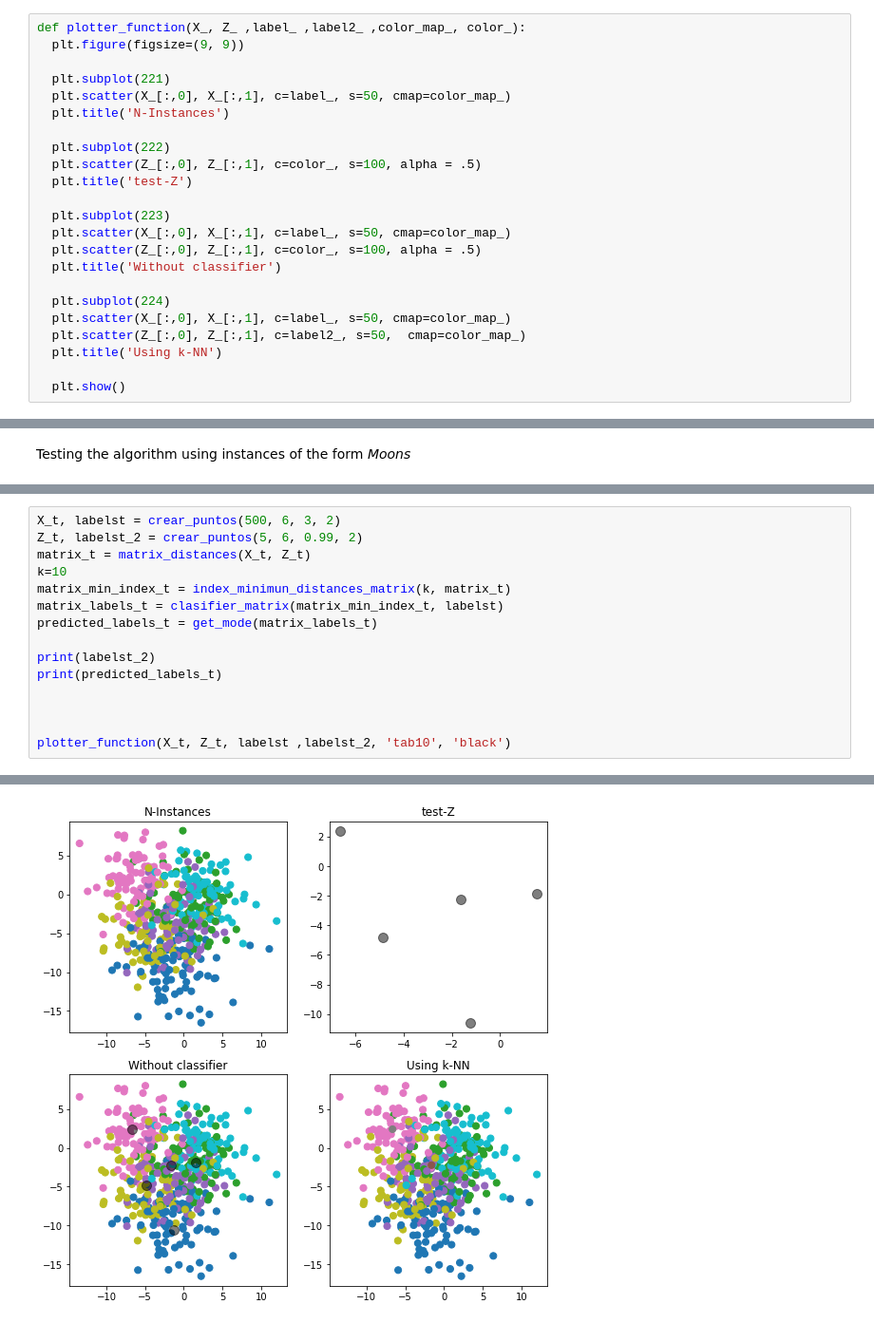
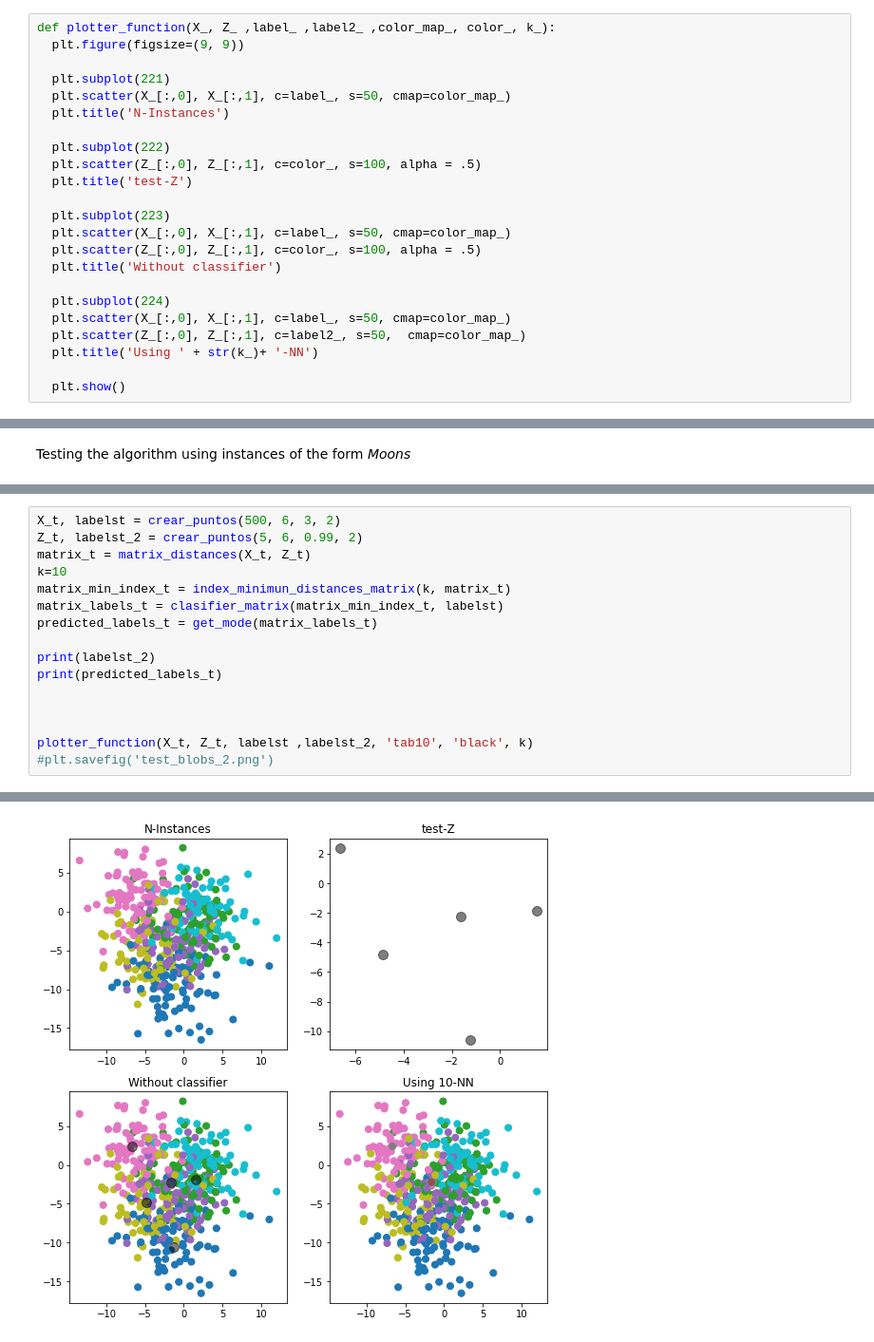
Before and after one commit to Edgar-La/Machine_Learning, a Jupyter notebook: k-NN/k-NN.ipynb, the cells around one changed output, grey strips where cells are left out. Shown at 95% size. Cells and saved outputs as stored; diff of their text form.

```diff
--- a/k-NN/k-NN.ipynb
+++ b/k-NN/k-NN.ipynb
@@ -58,7 +58,7 @@ def get_mode(matrix_labels):
     predicted_labels.append(np.bincount(matrix_labels[n]).argmax()) #https://www.geeksforgeeks.org/find-the-most-frequent-value-in-a-numpy-array/
   return np.array(predicted_labels)
 # %%
-def plotter_function(X_, Z_ ,label_ ,label2_ ,color_map_, color_):
+def plotter_function(X_, Z_ ,label_ ,label2_ ,color_map_, color_, k_):
   plt.figure(figsize=(9, 9))
 
   plt.subplot(221)
@@ -77,7 +77,7 @@ def plotter_function(X_, Z_ ,label_ ,label2_ ,color_map_, color_):
   plt.subplot(224)
   plt.scatter(X_[:,0], X_[:,1], c=label_, s=50, cmap=color_map_)
   plt.scatter(Z_[:,0], Z_[:,1], c=label2_, s=50,  cmap=color_map_)
-  plt.title('Using k-NN')
+  plt.title('Using ' + str(k_)+ '-NN')
 
   plt.show()
 # %% [markdown]
@@ -187,19 +189,20 @@ plotter_function(X_moon, Z_moon, labels_moon ,labels_moon_2, 'Set1', 'blue')
 # %%
 X_t, labelst = crear_puntos(500, 6, 3, 2)
 Z_t, labelst_2 = crear_puntos(5, 6, 0.99, 2)
 matrix_t = matrix_distances(X_t, Z_t)
 k=10
 matrix_min_index_t = index_minimun_distances_matrix(k, matrix_t)
 matrix_labels_t = clasifier_matrix(matrix_min_index_t, labelst)
 predicted_labels_t = get_mode(matrix_labels_t)
 
 print(labelst_2)
 print(predicted_labels_t)
 
 
 
-plotter_function(X_t, Z_t, labelst ,labelst_2, 'tab10', 'black')
+plotter_function(X_t, Z_t, labelst ,labelst_2, 'tab10', 'black', k)
+#plt.savefig('test_blobs_2.png')
 # %% [output]
 [1 3 2 4 0]
 [5 3 2 4 0]
-[figure, old version]
+[figure, new version]
```
Also changed, not shown: parts of 3 cells of this notebook.
